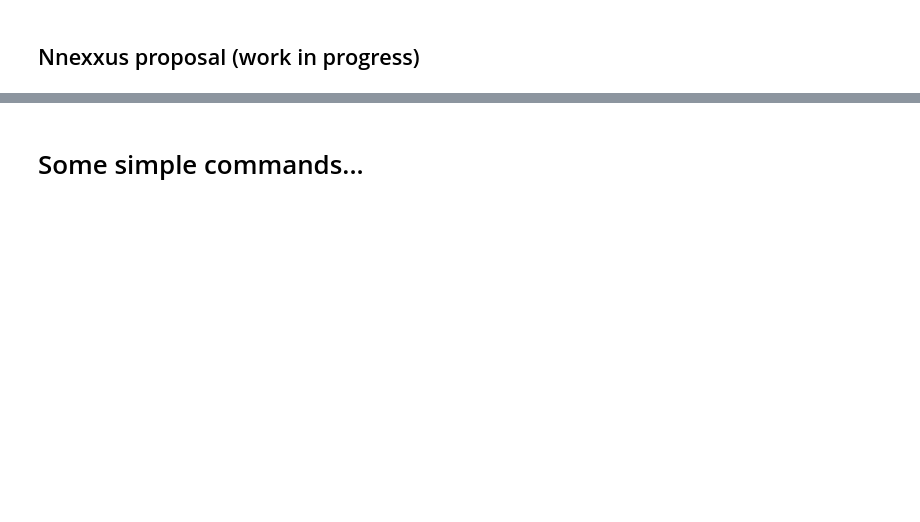
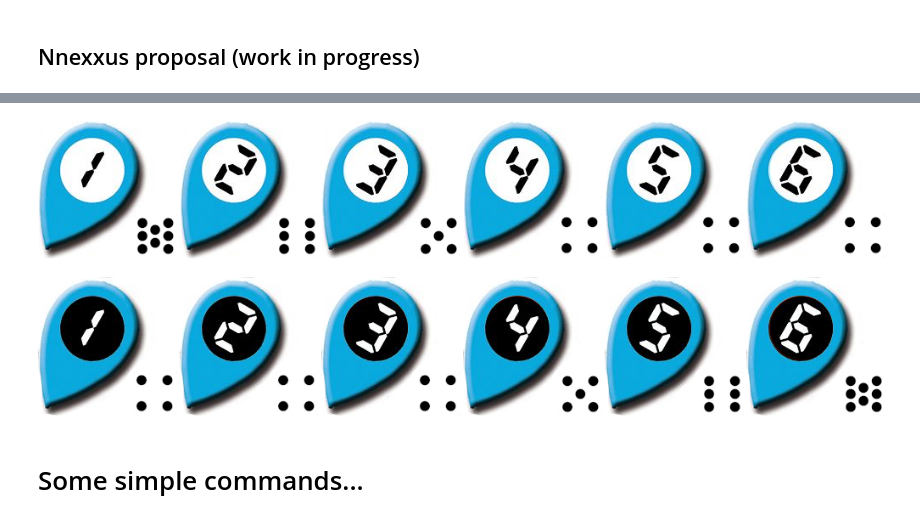
Before and after one commit to jyannick/rallyman-stats, a Jupyter notebook: ghost_cars.ipynb, the cells around one changed output, grey strips where cells are left out. Cells and saved outputs as stored; diff of their text form; code cells hidden in the pictures; blank space fills up the shorter version.

Commit message:
WIP dice faces generator

```diff
--- a/ghost_cars.ipynb
+++ b/ghost_cars.ipynb
@@ -39,18 +39,22 @@ show(plot_ghost_car_statistics(ghost_car_sz))
 # %% [markdown]
 ## Nnexxus proposal (work in progress)
 # %%
-white_dice_nn = Dice(gears=    [1,3,3,5,5,6],
+white_dice_nn = Dice(gears=    [1,2,3,4,5,6],
                      movements=[8,6,5,4,4,4])
 
-black_dice_nn = Dice(gears=    [1,3,3,5,5,6],
+black_dice_nn = Dice(gears=    [1,2,3,4,5,6],
                      movements=[4,4,4,5,6,8])
 
 ghost_car_nn = GhostCar(white_dice_nn, black_dice_nn)
 
 show(plot_ghost_car_statistics(ghost_car_nn))
+display(dice_image(white_dice_nn, dice_color="white", car_color="blue"))
+display(dice_image(black_dice_nn, dice_color="black", car_color="blue"))
 # %% [output]
 [interactive output not drawn]
 [interactive output not drawn]
+[figure, added]
+[figure, added]
 # %% [markdown]
 # Some simple commands...
 # %%
```
Also changed, not shown: parts of 2 cells of this notebook, 1 other file.
